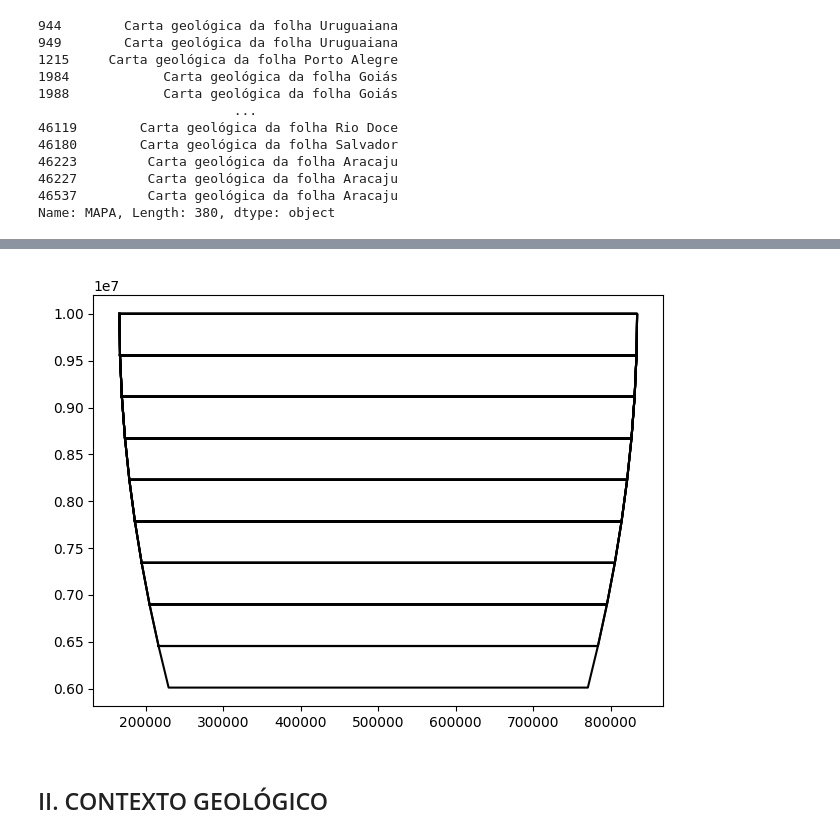
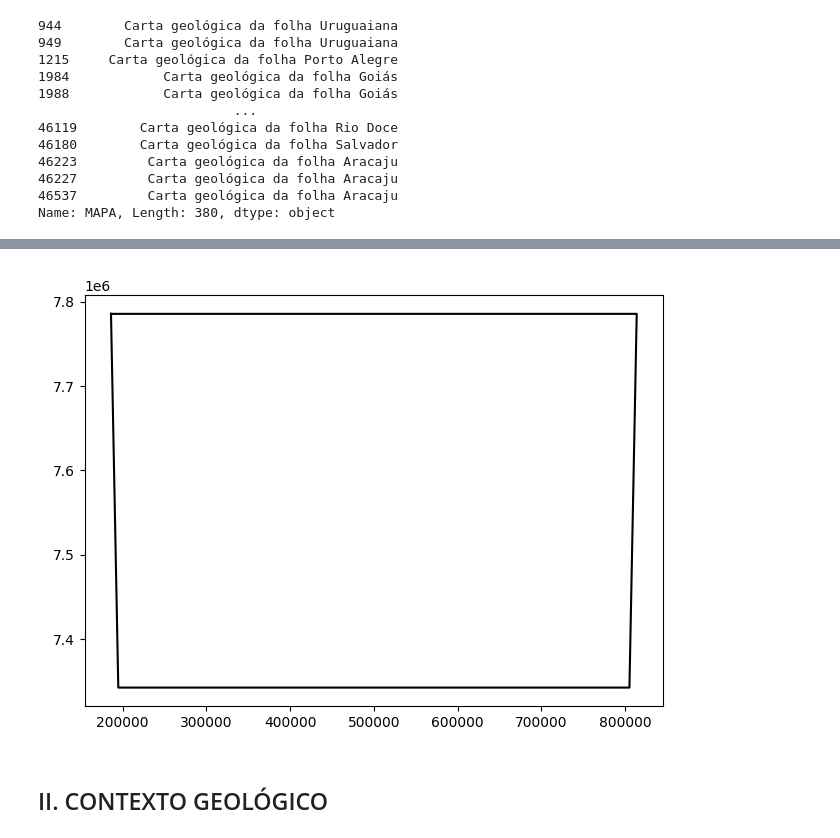
Before and after one commit to Gabriel-Goes/mapeamento_litologico_preditivo, a Jupyter notebook: relatorio_parcial.ipynb, the cells around one changed output, grey strips where cells are left out. Saved outputs shown, nothing was run; the diff lists cells and outputs as text; code cells hidden in the pictures.

```diff
--- a/relatorio_parcial.ipynb
+++ b/relatorio_parcial.ipynb
@@ -81,8 +81,8 @@ plt.show()
 # %%
 plt.figure()
-plot_mc_base(Build_mc('1kk',['S']))
+plot_mc_base(Build_mc('1kk',['SF23']))
 # %% [output]
-[figure, old version]
+[figure, new version]
 # %% [markdown]
 ##  II. CONTEXTO GEOLÓGICO
 # %% [markdown]
```
Also changed, not shown: parts of 2 cells of this notebook, 2 other files.
